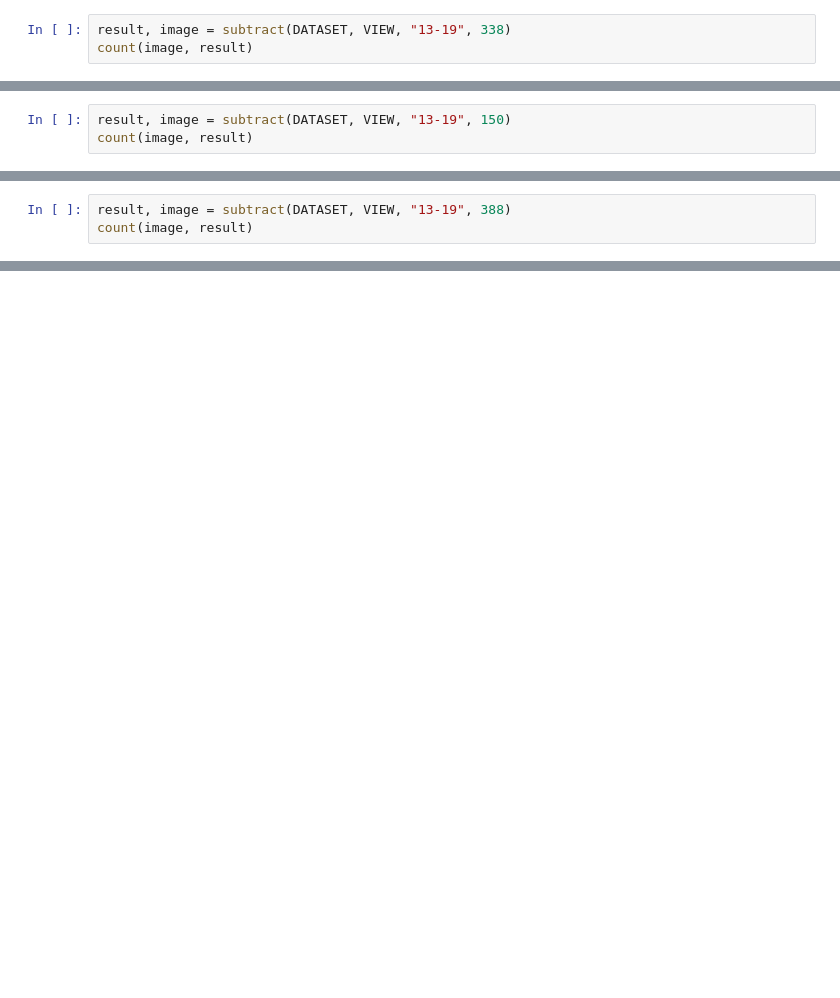
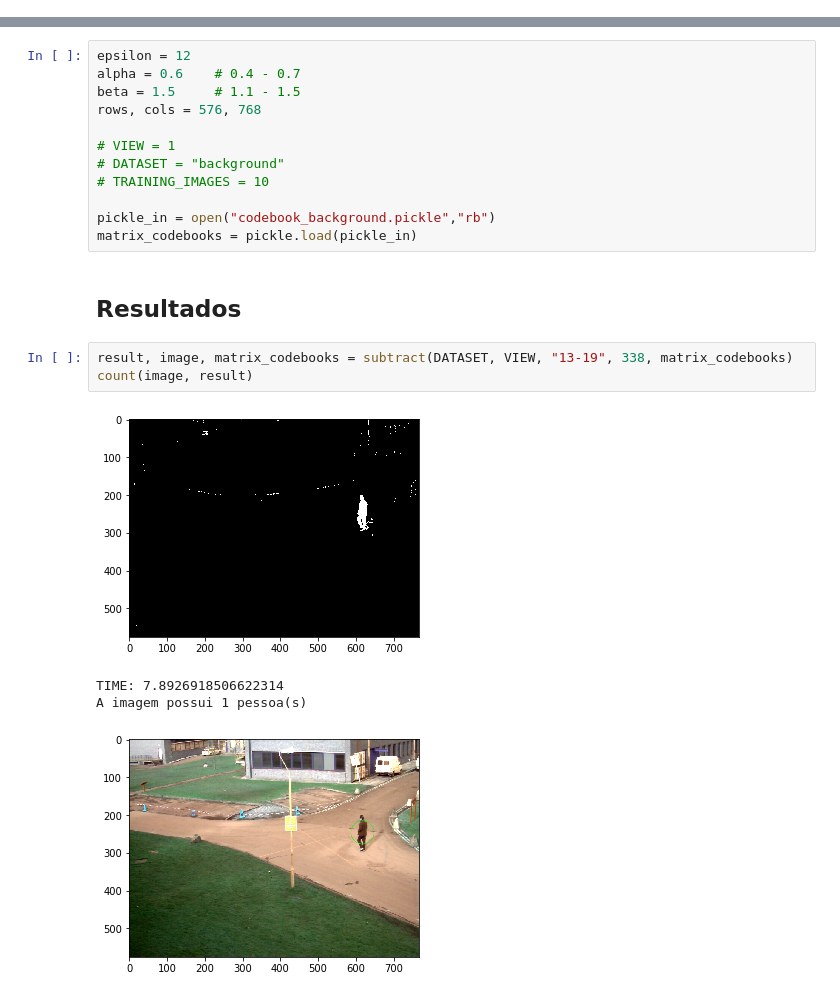
Before and after one commit to gabsmoreira/ComputerVision, a Jupyter notebook: Codebook/Aula12 - Background Segmentation.ipynb, the cells around one changed output, grey strips where cells are left out. Drawn from its saved outputs; the diff is of its cells as text; blank space fills up the shorter version.

```diff
--- a/Codebook/Aula12 - Background Segmentation.ipynb
+++ b/Codebook/Aula12 - Background Segmentation.ipynb
@@ -343,3 +0,0 @@ def count(image, sub):
-# %%
-result, image = subtract(DATASET, VIEW, "13-19", 338)
-count(image, result)
@@ -351,3 +0,0 @@ A imagem possui 1 pessoa(s)
-# %%
-result, image = subtract(DATASET, VIEW, "13-19", 150)
-count(image, result)
@@ -359,3 +0,0 @@ A imagem possui 2 pessoa(s)
-# %%
-result, image = subtract(DATASET, VIEW, "13-19", 388)
-count(image, result)
@@ -366,0 +348,22 @@ A imagem possui 1 pessoa(s)
+# %%
+epsilon = 12
+alpha = 0.6    # 0.4 - 0.7
+beta = 1.5     # 1.1 - 1.5
+rows, cols = 576, 768
+
+# VIEW = 1
+# DATASET = "background"
+# TRAINING_IMAGES = 10
+
+pickle_in = open("codebook_background.pickle","rb")
+matrix_codebooks = pickle.load(pickle_in)
+# %% [markdown]
+## Resultados
+# %%
+result, image, matrix_codebooks = subtract(DATASET, VIEW, "13-19", 338, matrix_codebooks)
+count(image, result)
+# %% [output]
+[figure, added]
+TIME: 7.8926918506622314
+A imagem possui 1 pessoa(s)
+[figure, added]
```
Also changed, not shown: parts of 47 cells of this notebook, 1 other file.
